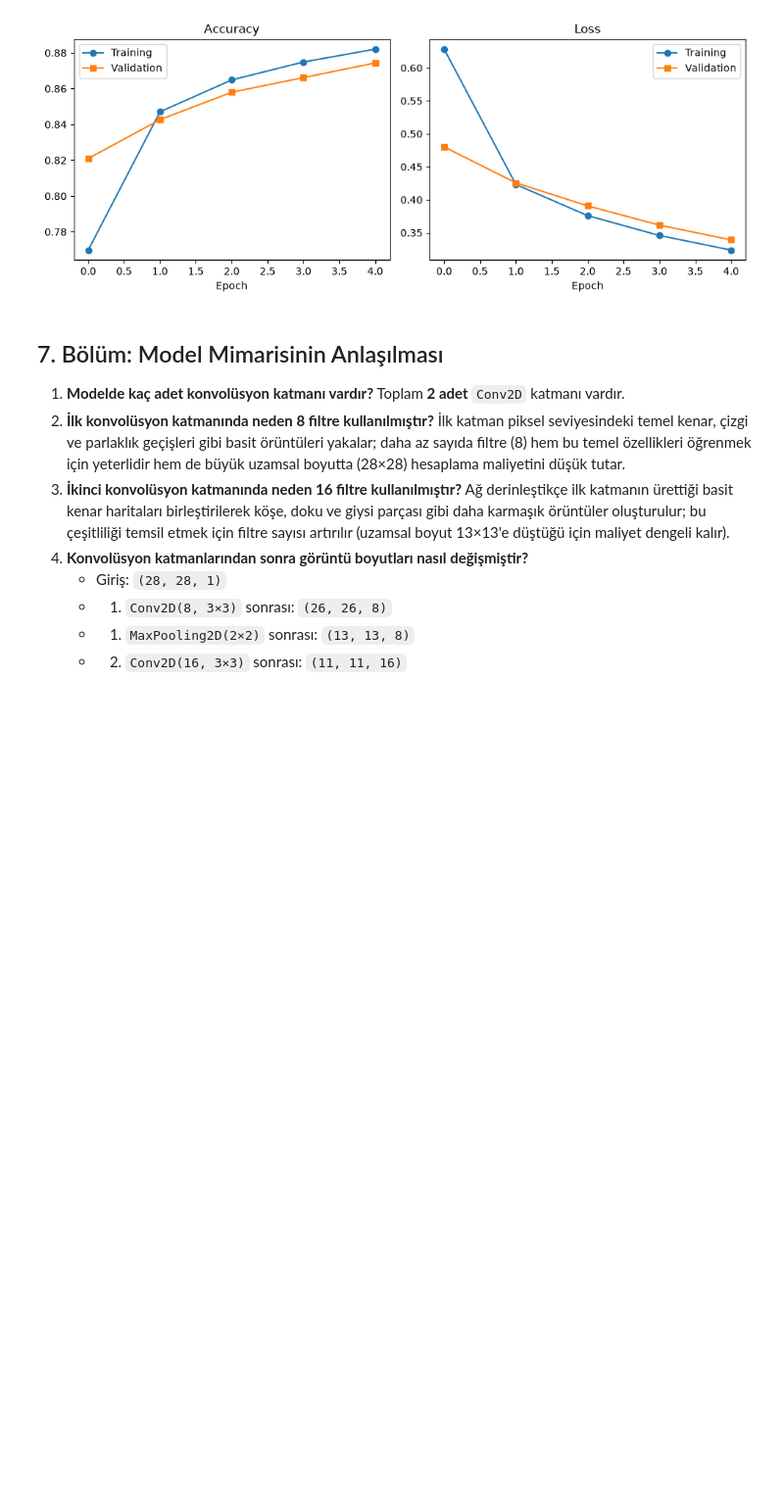
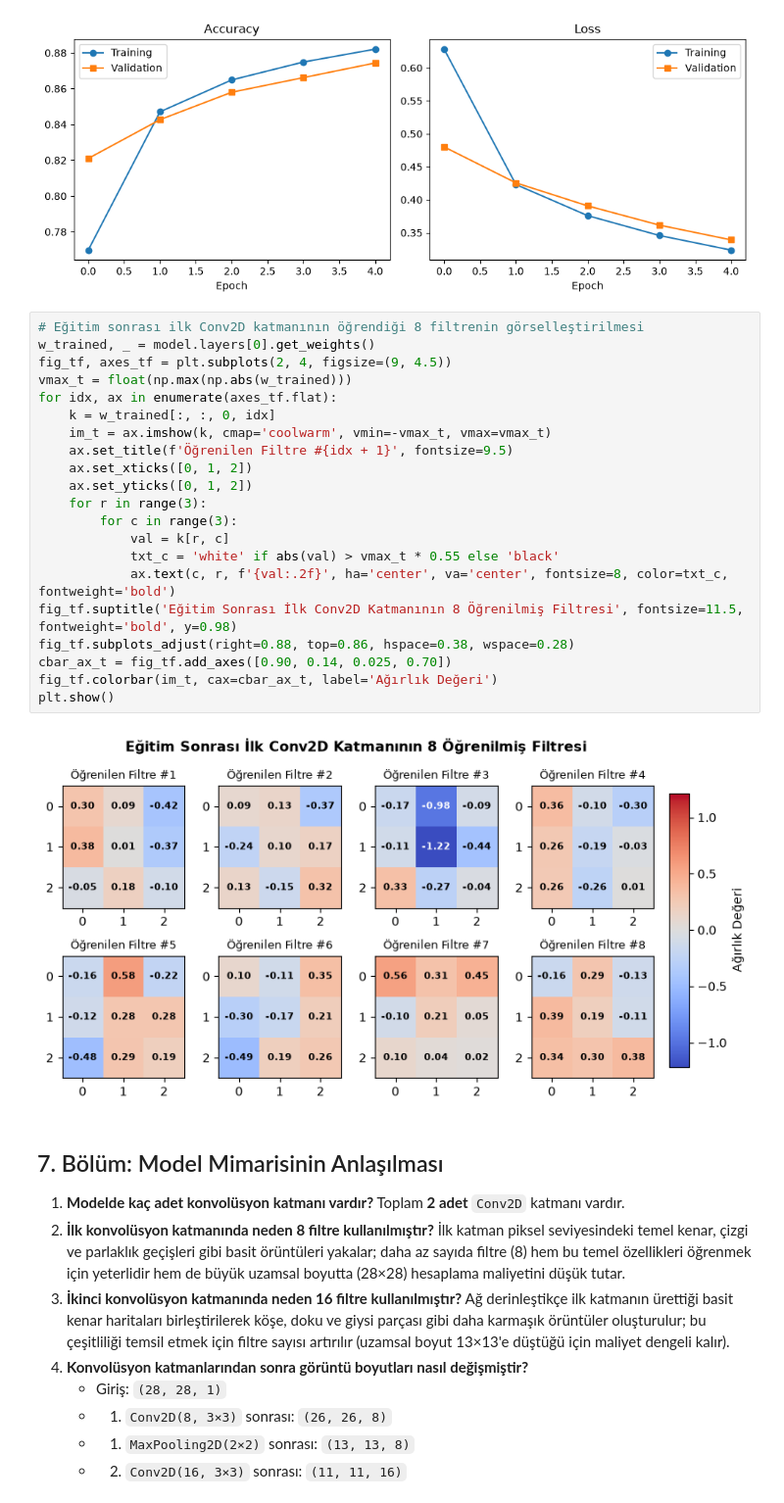
Before and after one commit to melike234/Ymg3_Derin-Ogrenme, a Jupyter notebook: derin_ogrenme_odevi.ipynb, the cells around one changed output. Shown at 98% size. Saved outputs shown, nothing was run; the diff lists cells and outputs as text; blank space fills up the shorter version.

Commit message:
Rapor dili iyilestirildi, egitilmis filtreler ve CSV tablosu eklendi

```diff
--- a/derin_ogrenme_odevi.ipynb
+++ b/derin_ogrenme_odevi.ipynb
@@ -346,6 +342,29 @@ plt.tight_layout()
 plt.show()
 # %% [output]
 [figure]
+# %%
+# Eğitim sonrası ilk Conv2D katmanının öğrendiği 8 filtrenin görselleştirilmesi
+w_trained, _ = model.layers[0].get_weights()
+fig_tf, axes_tf = plt.subplots(2, 4, figsize=(9, 4.5))
+vmax_t = float(np.max(np.abs(w_trained)))
+for idx, ax in enumerate(axes_tf.flat):
+    k = w_trained[:, :, 0, idx]
+    im_t = ax.imshow(k, cmap='coolwarm', vmin=-vmax_t, vmax=vmax_t)
+    ax.set_title(f'Öğrenilen Filtre #{idx + 1}', fontsize=9.5)
+    ax.set_xticks([0, 1, 2])
+    ax.set_yticks([0, 1, 2])
+    for r in range(3):
+        for c in range(3):
+            val = k[r, c]
+            txt_c = 'white' if abs(val) > vmax_t * 0.55 else 'black'
+            ax.text(c, r, f'{val:.2f}', ha='center', va='center', fontsize=8, color=txt_c, fontweight='bold')
+fig_tf.suptitle('Eğitim Sonrası İlk Conv2D Katmanının 8 Öğrenilmiş Filtresi', fontsize=11.5, fontweight='bold', y=0.98)
+fig_tf.subplots_adjust(right=0.88, top=0.86, hspace=0.38, wspace=0.28)
+cbar_ax_t = fig_tf.add_axes([0.90, 0.14, 0.025, 0.70])
+fig_tf.colorbar(im_t, cax=cbar_ax_t, label='Ağırlık Değeri')
+plt.show()
+# %% [output]
+[figure, added]
 # %% [markdown]
 ## 7. Bölüm: Model Mimarisinin Anlaşılması
 1. **Modelde kaç adet konvolüsyon katmanı vardır?** Toplam **2 adet** `Conv2D` katmanı vardır.
```
Also changed, not shown: parts of 4 cells of this notebook, 8 other files.
